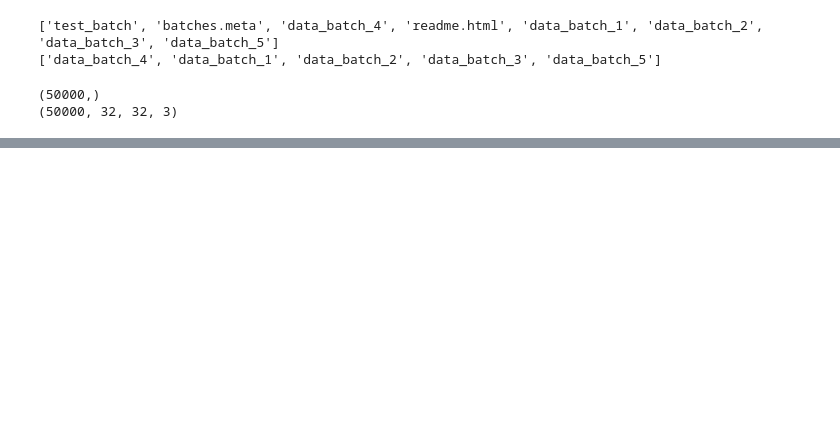
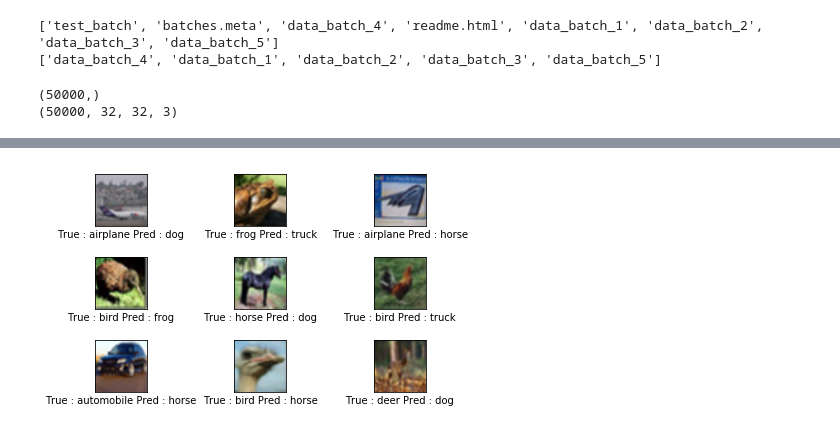
Before and after one commit to vesrinivas/DeepLearning, a Jupyter notebook: ImageRecognition/ImageClassificationCIFAR.ipynb, the cells around one changed output, grey strips where cells are left out. Drawn from its saved outputs; the diff is of its cells as text; code cells hidden in the pictures; blank space fills up the shorter version.

```diff
--- a/ImageRecognition/ImageClassificationCIFAR.ipynb
+++ b/ImageRecognition/ImageClassificationCIFAR.ipynb
@@ -119,7 +134,7 @@ def printExampleErrors(images,trueLabels,predLabels):
     incorrectImages = images[indexes]
     incorrectTrueLabels = trueLabels[indexes]
     incorrectPredLabels = predLabels[indexes]
-    plotImages(incorrectImages[0:9],incorrectTrueLabels[0:9],incorrectPredLabels[0:9])
+    plotImages(incorrectImages[0:9,:],incorrectTrueLabels[0:9],incorrectPredLabels[0:9])
 # %%
 ##lets write a function to plot conv weights
 def plotConvWeights(weights,inputChannel=0):
@@ -174,14 +164,12 @@ def plotConvWeights(weights,inputChannel=0):
 ##lets create the graph
 
 ##Input PlaceHolders
-x = tf.placeholder(tf.float32,shape=[None,img_size_flat])
+x = tf.placeholder(tf.float32,shape=[None,img_size,img_size,numChannels])
 y_true = tf.placeholder(tf.float32,shape=[None,numClasses])
 
-## We are passing the image to cnn so need to resize it
-x_image = tf.reshape(x,[-1,img_size,img_size,1])
 
 ##Pretty Tensor
-x_pretty = pt.wrap(images)
+x_pretty = pt.wrap(x)
 
 ##Model declaration
 with pt.defaults_scope(activation_fn=tf.nn.relu):
@@ -232,27 +220,27 @@ def runOptimization(numIter):
     curIteration = 0
     for i in range(0,numIter):
         curIteration = curIteration+1
-        batchSize = 100
+        batchSize = 1000
         startTime = time.time()
-        numIterations = int(len(data.train.labels)/batchSize)
+        numIterations = int(len(labels)/batchSize)
 
         for j in range(0,numIterations):
             x_batch = images[(i*batchSize):(i+1)*batchSize,:]
-            y_batch = labels[(i*batchSize):(i+1)*batchSize]
+            y_batch = labelsOneHot[(i*batchSize):(i+1)*batchSize]
 
             feed = {x:x_batch,y_true:y_batch}
             session.run(optimizer,feed_dict=feed)
 
-        labelsTrain = session.run(y_pred,feed_dict={x:data.train.images,y_true:data.train.labels})
+        labelsTrain = session.run(y_pred,feed_dict={x:images,y_true:labelsOneHot})
         ##labelsTest = session.run(y_pred,feed_dict={x:data.test.images,y_true:data.test.labels})
-        w1 = session.run(weights1,feed_dict={x:images,y_true:data.train.labels})
-        w2 = session.run(weights2,feed_dict={x:data.train.images,y_true:data.train.labels})
+        w1 = session.run(weights1,feed_dict={x:images,y_true:labelsOneHot})
+        w2 = session.run(weights2,feed_dict={x:images,y_true:labelsOneHot})
 
-        accuracyTrain = session.run(accuracy,feed_dict={x:data.train.images,y_true:data.train.labels})
+        accuracyTrain = session.run(accuracy,feed_dict={x:images,y_true:labelsOneHot})
         ##accuracyTest = session.run(accuracy,feed_dict={x:data.test.images,y_true:data.test.labels})
 
-        #if accuracy improves at least 0.1%
-        if((accuracyTrain-bestAccuracy)>=0.001):
+        #if accuracy improves at least 1%
+        if((accuracyTrain-bestAccuracy)>=0.01):
             bestAccuracy = accuracyTrain
             lastImprIter = curIteration
             ##Save the state
@@ -273,0 +280,5 @@ labelsTrain,w1,w2 = runOptimization(2)
+# %%
+## lets print example errors
+printExampleErrors(images,labels,np.argmax(labelsTrain,axis=1))
+# %% [output]
+[figure, added]
```
Also changed, not shown: parts of 16 cells of this notebook.
